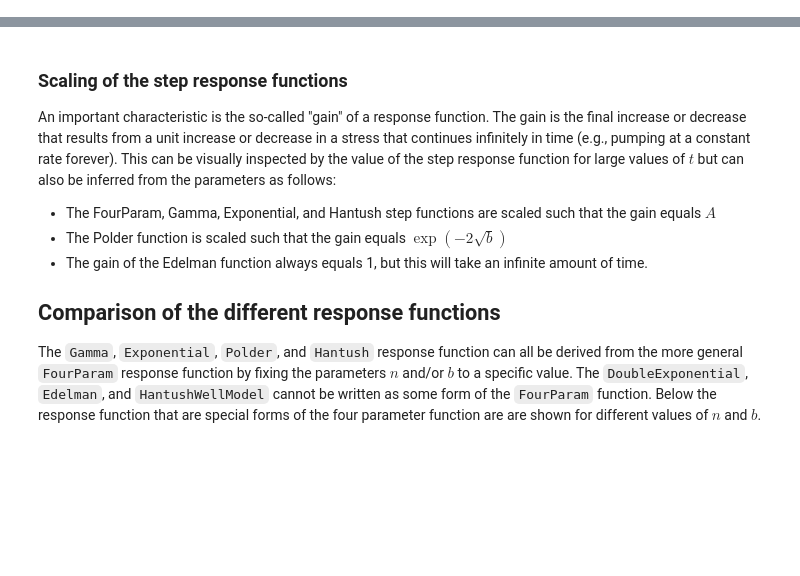
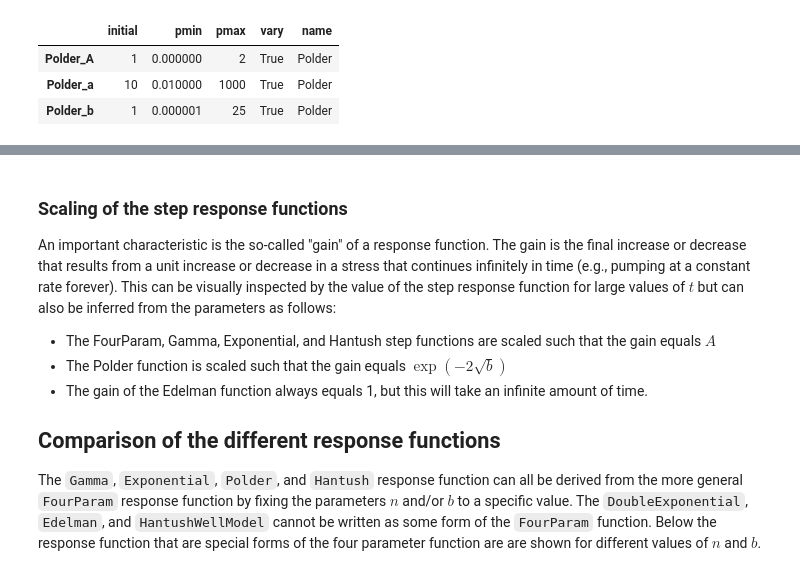
Before and after one commit to pastas/pastas, a Jupyter notebook: doc/userguide/04_response_functions.ipynb, the cells around one changed output, grey strips where cells are left out. Saved outputs shown, nothing was run; the diff lists cells and outputs as text; code cells hidden in the pictures; blank space fills up the shorter version.

```diff
--- a/doc/userguide/04_response_functions.ipynb
+++ b/doc/userguide/04_response_functions.ipynb
@@ -101,0 +95,7 @@ plt.show()
+# %%
+p
+# %% [output]
+|  | initial | pmin | pmax | vary | name |
+| Polder_A | 1 | 0.000000 | 2 | True | Polder |
+| Polder_a | 10 | 0.010000 | 1000 | True | Polder |
+| Polder_b | 1 | 0.000001 | 25 | True | Polder |
```
Also changed, not shown: parts of 11 cells of this notebook, 3 other files.
